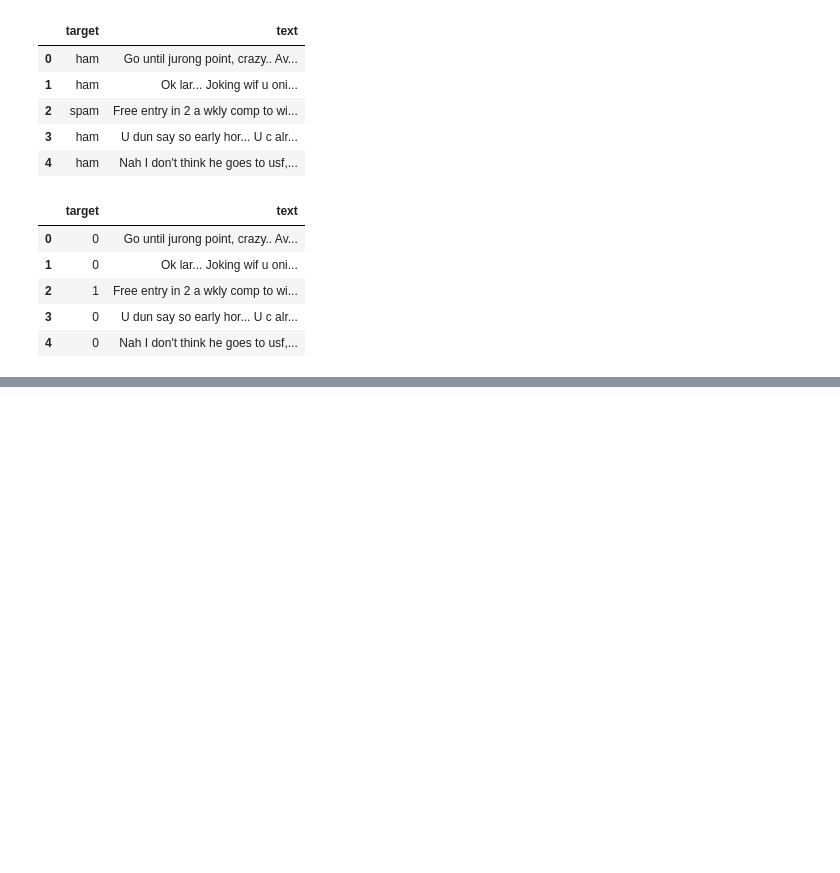
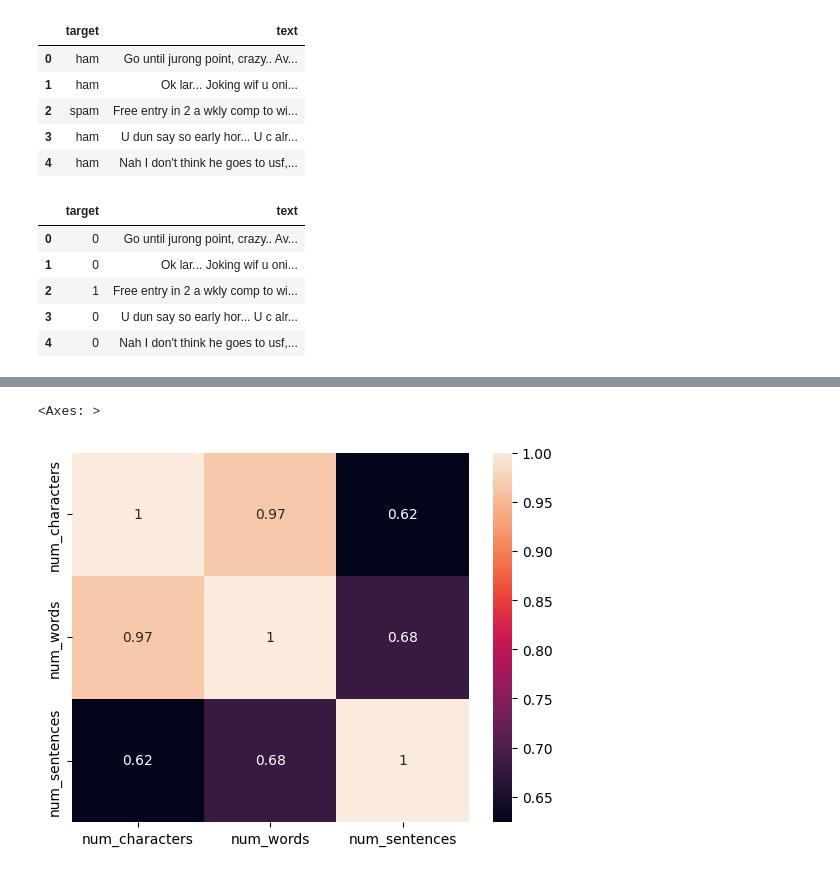
Before and after one commit to Shyam057/Email-spam-classifier, a Jupyter notebook: sms-spam-detection.ipynb, the cells around one changed output, grey strips where cells are left out. Drawn from its saved outputs; the diff is of its cells as text; code cells hidden in the pictures; blank space fills up the shorter version.

```diff
--- a/sms-spam-detection.ipynb
+++ b/sms-spam-detection.ipynb
@@ -86,0 +227,8 @@ df['target'].shape
+# %%
+sns.heatmap(
+    df[['num_characters','num_words','num_sentences']].corr(),
+    annot=True
+)
+# %% [output]
+<Axes: >
+[figure, added]
```
Also changed, not shown: parts of 25 cells of this notebook.
